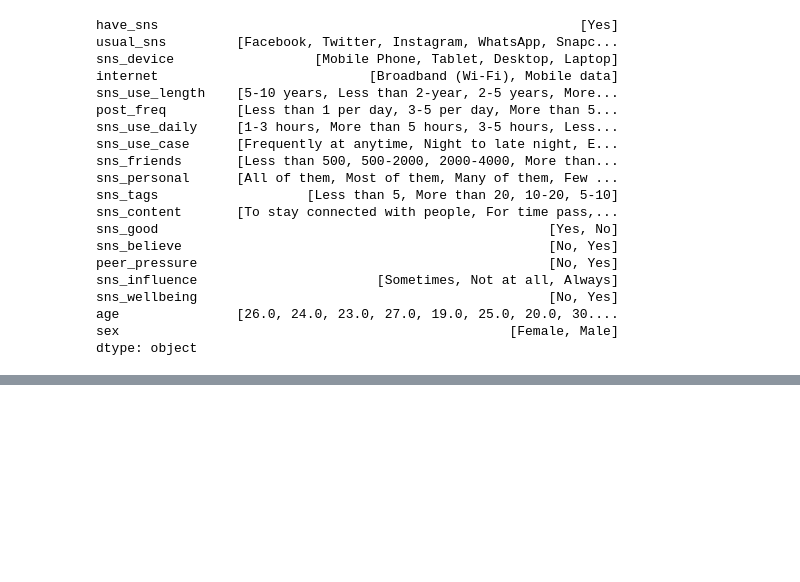
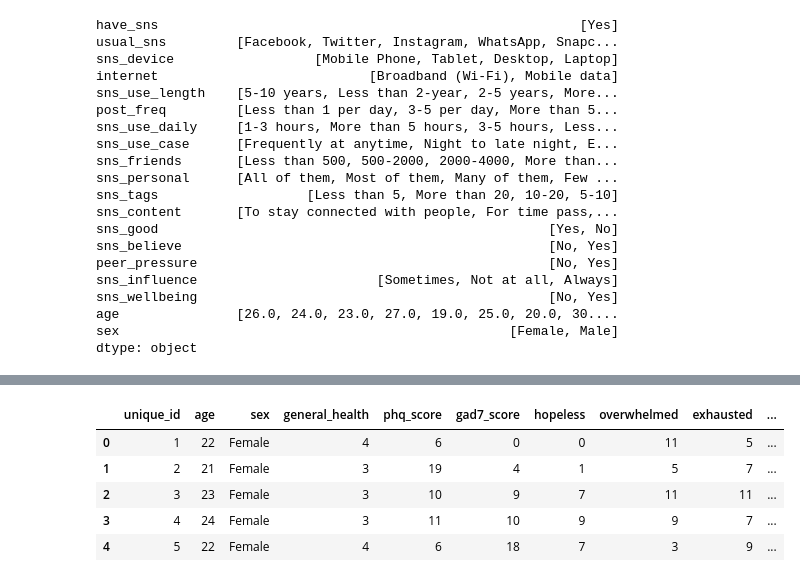
Before and after one commit to hirnas/cpsc368tp, a Jupyter notebook: code/final-submission.ipynb, the cells around one changed output, grey strips where cells are left out. Cells and saved outputs as stored; diff of their text form; code cells hidden in the pictures; blank space fills up the shorter version.

```diff
--- a/code/final-submission.ipynb
+++ b/code/final-submission.ipynb
@@ -291,0 +294,23 @@ dtype: object
+# %%
+def sql_preprocessing(df, id_col='unique_id'):
+    """
+    preprocesses the data frame by creating a unique identifier column with sequential numbers,
+    converting 'age' to numeric and 'sex' to string, and
+    reordering columns so that the unique identifier, 'age', and 'sex' appear first.
+    """
+    # Create a unique identifier column
+    df = df.reset_index(drop=True)
+    df[id_col] = df.index + 1
+
+    # Ensure consistent data types for the keys
+    df['age'] = pd.to_numeric(df['age'], errors='coerce')
+    df['sex'] = df['sex'].astype(str)
+
+    # Reorder the columns with unique_id, age, and sex first
+    ordered_cols = [id_col, 'age', 'sex'] + [col for col in df.columns if col not in [id_col, 'age', 'sex']]
+    df = df[ordered_cols]
+
+    return df
+
+sm_df_cleaned = sql_preprocessing(sm_df_cleaned)
+mh_df_cleaned = sql_preprocessing(mh_df_cleaned)
@@ -291,0 +326,9 @@ dtype: object
+# %%
+mh_df_cleaned.head()
+# %% [output]
+|  | unique_id | age | sex | general_health | phq_score | gad7_score | hopeless | overwhelmed | exhausted | ... |
+| 0 | 1 | 22 | Female | 4 | 6 | 0 | 0 | 11 | 5 | ... |
+| 1 | 2 | 21 | Female | 3 | 19 | 4 | 1 | 5 | 7 | ... |
+| 2 | 3 | 23 | Female | 3 | 10 | 9 | 7 | 11 | 11 | ... |
+| 3 | 4 | 24 | Female | 3 | 11 | 10 | 9 | 9 | 7 | ... |
+| 4 | 5 | 22 | Female | 4 | 6 | 18 | 7 | 3 | 9 | ... |
```
Also changed, not shown: parts of 10 cells of this notebook.
